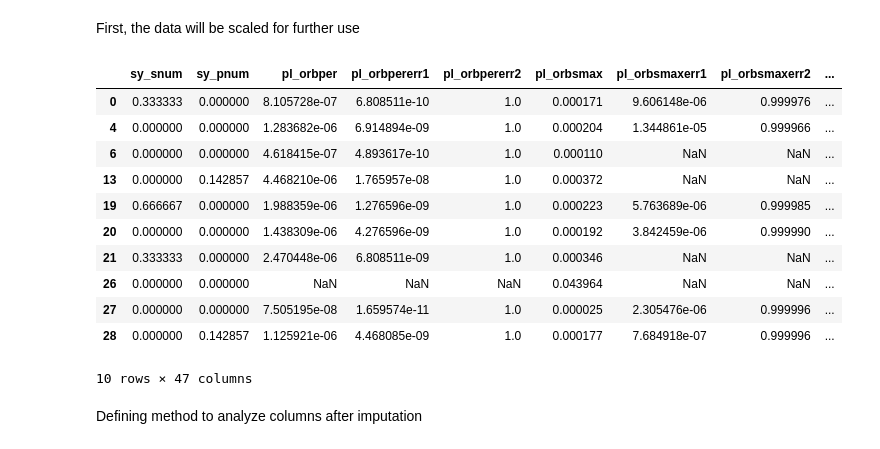
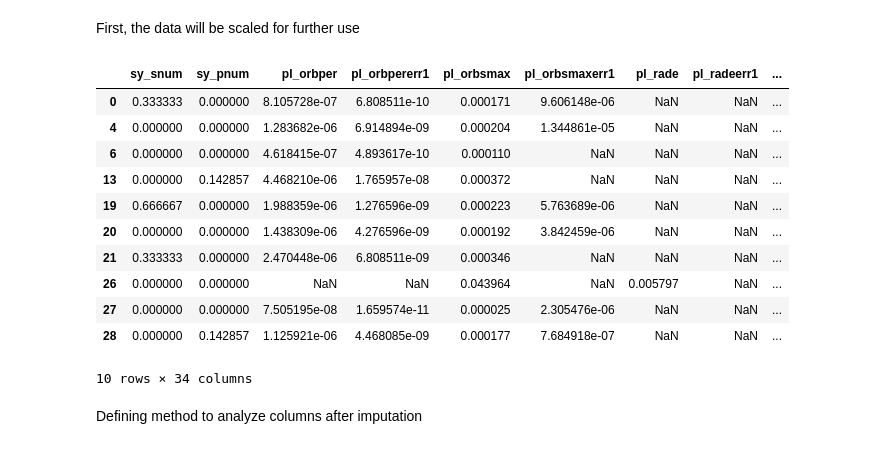
Before and after one commit to hikmetguner/exoplanet-habitability, a Jupyter notebook: dscp.ipynb, the cells around one changed output. Drawn from its saved outputs; the diff is of its cells as text; code cells hidden in the pictures.

```diff
--- a/dscp.ipynb
+++ b/dscp.ipynb
@@ -159,7 +159,22 @@ drop_columns.extend([
     'st_masslim',
     'st_metlim',
     'st_metratio',
-    'st_logglim'
+    'st_logglim',
+    'pl_bmasseerr2',
+    'pl_bmassjerr2'
+    'pl_orbsmaxerr2',
+    'st_tefferr2',
+    'st_raderr2',
+    'st_masserr2',
+    'st_meterr2',
+    'st_loggerr2',
+    'sy_vmagerr2',
+    'sy_kmagerr2',
+    'sy_gaiamagerr2',
+    'pl_radeerr2',
+    'pl_orbpererr2',
+    'pl_insolerr2',
+    'sy_disterr2'
     ])
 # %% [markdown]
 Dropping columns that are related to the parent star, the data could be used for another analysis on how to detect stars that might have habitable planets within their systems.
@@ -317,21 +333,22 @@ label_df.head()
 First, the data will be scaled for further use
 # %%
 scaler = MinMaxScaler()
+df.apply(np.abs)
 df = pd.DataFrame(scaler.fit_transform(df), columns = df.columns, index=df.index)
 df.head(10)
 # %% [output]
-|  | sy_snum | sy_pnum | pl_orbper | pl_orbpererr1 | pl_orbpererr2 | pl_orbsmax | pl_orbsmaxerr1 | pl_orbsmaxerr2 | ... |
-| 0 | 0.333333 | 0.000000 | 8.105728e-07 | 6.808511e-10 | 1.0 | 0.000171 | 9.606148e-06 | 0.999976 | ... |
-| 4 | 0.000000 | 0.000000 | 1.283682e-06 | 6.914894e-09 | 1.0 | 0.000204 | 1.344861e-05 | 0.999966 | ... |
-| 6 | 0.000000 | 0.000000 | 4.618415e-07 | 4.893617e-10 | 1.0 | 0.000110 | NaN | NaN | ... |
-| 13 | 0.000000 | 0.142857 | 4.468210e-06 | 1.765957e-08 | 1.0 | 0.000372 | NaN | NaN | ... |
-| 19 | 0.666667 | 0.000000 | 1.988359e-06 | 1.276596e-09 | 1.0 | 0.000223 | 5.763689e-06 | 0.999985 | ... |
-| 20 | 0.000000 | 0.000000 | 1.438309e-06 | 4.276596e-09 | 1.0 | 0.000192 | 3.842459e-06 | 0.999990 | ... |
-| 21 | 0.333333 | 0.000000 | 2.470448e-06 | 6.808511e-09 | 1.0 | 0.000346 | NaN | NaN | ... |
-| 26 | 0.000000 | 0.000000 | NaN | NaN | NaN | 0.043964 | NaN | NaN | ... |
-| 27 | 0.000000 | 0.000000 | 7.505195e-08 | 1.659574e-11 | 1.0 | 0.000025 | 2.305476e-06 | 0.999996 | ... |
-| 28 | 0.000000 | 0.142857 | 1.125921e-06 | 4.468085e-09 | 1.0 | 0.000177 | 7.684918e-07 | 0.999996 | ... |
+|  | sy_snum | sy_pnum | pl_orbper | pl_orbpererr1 | pl_orbsmax | pl_orbsmaxerr1 | pl_rade | pl_radeerr1 | ... |
+| 0 | 0.333333 | 0.000000 | 8.105728e-07 | 6.808511e-10 | 0.000171 | 9.606148e-06 | NaN | NaN | ... |
+| 4 | 0.000000 | 0.000000 | 1.283682e-06 | 6.914894e-09 | 0.000204 | 1.344861e-05 | NaN | NaN | ... |
+| 6 | 0.000000 | 0.000000 | 4.618415e-07 | 4.893617e-10 | 0.000110 | NaN | NaN | NaN | ... |
+| 13 | 0.000000 | 0.142857 | 4.468210e-06 | 1.765957e-08 | 0.000372 | NaN | NaN | NaN | ... |
+| 19 | 0.666667 | 0.000000 | 1.988359e-06 | 1.276596e-09 | 0.000223 | 5.763689e-06 | NaN | NaN | ... |
+| 20 | 0.000000 | 0.000000 | 1.438309e-06 | 4.276596e-09 | 0.000192 | 3.842459e-06 | NaN | NaN | ... |
+| 21 | 0.333333 | 0.000000 | 2.470448e-06 | 6.808511e-09 | 0.000346 | NaN | NaN | NaN | ... |
+| 26 | 0.000000 | 0.000000 | NaN | NaN | 0.043964 | NaN | 0.005797 | NaN | ... |
+| 27 | 0.000000 | 0.000000 | 7.505195e-08 | 1.659574e-11 | 0.000025 | 2.305476e-06 | NaN | NaN | ... |
+| 28 | 0.000000 | 0.142857 | 1.125921e-06 | 4.468085e-09 | 0.000177 | 7.684918e-07 | NaN | NaN | ... |
-10 rows × 47 columns
+10 rows × 34 columns
 # %% [markdown]
 Defining method to analyze columns after imputation
 # %%
```
Also changed, not shown: parts of 20 cells of this notebook.
